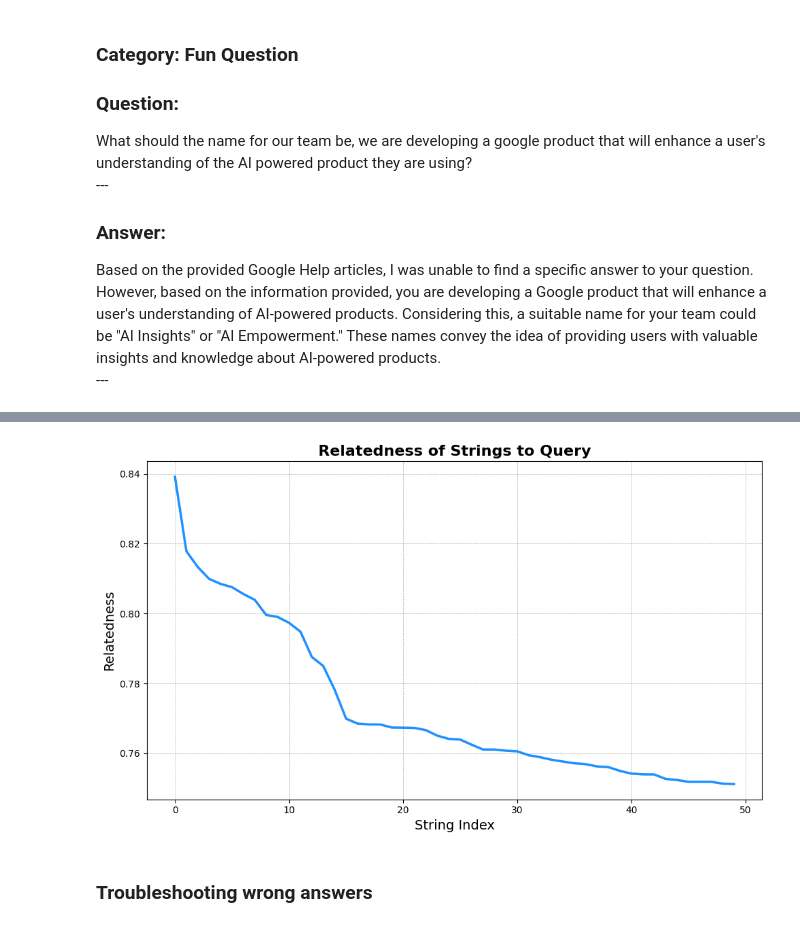
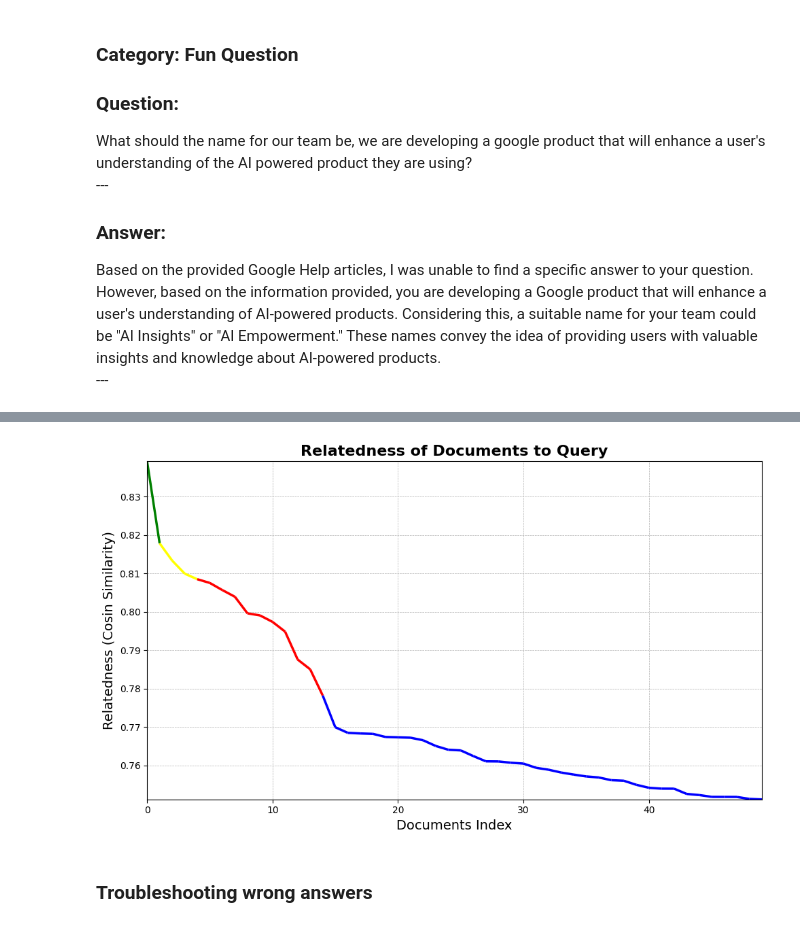
Before and after one commit to scelarek/SideBard-with-Google-Industry-Day, a Jupyter notebook: Templates For Projects/ChatGPT Embeddings Demo/Question_answering_using_embeddings.ipynb, the cells around one changed output, grey strips where cells are left out. Saved outputs shown, nothing was run; the diff lists cells and outputs as text; code cells hidden in the pictures.

```diff
--- a/Templates For Projects/ChatGPT Embeddings Demo/Question_answering_using_embeddings.ipynb
+++ b/Templates For Projects/ChatGPT Embeddings Demo/Question_answering_using_embeddings.ipynb
@@ -480,20 +366,0 @@ plt.show()
-# %%
-# Set up the data
-strings, relatednesses = strings_ranked_by_relatedness("How do i sum a function?", df, top_n=50)
-answers = pd.DataFrame({"string": strings, "relatedness": relatednesses}).sort_values("relatedness", ascending=False).reset_index(drop=True)
-
-# Create the plot
-plt.figure(figsize=(10, 6))
-answers.relatedness.plot(color='dodgerblue', linewidth=2.5)
-
-# Beautify the plot
-plt.title("Relatedness of Strings to Query", fontsize=16, fontweight='bold')
-plt.xlabel("String Index", fontsize=14)
-plt.ylabel("Relatedness", fontsize=14)
-plt.grid(True, which='both', linestyle='--', linewidth=0.5)
-plt.tight_layout()
-
-# Display the plot
-plt.show()
-# %% [output]
-[figure, removed]
@@ -500,3 +371,39 @@ plt.show()
+# %%
+from matplotlib.collections import LineCollection
+import numpy as np
+
+# Set up the data
+strings, relatednesses = strings_ranked_by_relatedness("How do i sum a function?", df, top_n=50)
+answers = pd.DataFrame({"string": strings, "relatedness": relatednesses}).sort_values("relatedness", ascending=False).reset_index(drop=True)
+
+# Create the plot
+plt.figure(figsize=(10, 6))
+
+# Define a set of colors and create a custom colormap
+colors = ['blue', 'red', 'yellow', 'green']
+num_colors = len(colors)
+bins = np.linspace(answers.relatedness.min(), answers.relatedness.max(), num_colors)
+segment_colors = np.array([colors[np.digitize(val, bins=bins)-1] for val in answers.relatedness])
+
+# Create line segments and color them
+points = np.array([answers.index, answers.relatedness]).T.reshape(-1, 1, 2)
+segments = np.concatenate([points[:-1], points[1:]], axis=1)
+lc = LineCollection(segments, colors=segment_colors, linewidth=2.5)
+plt.gca().add_collection(lc)
+
+# Beautify the plot
+plt.title("Relatedness of Documents to Query", fontsize=16, fontweight='bold')
+plt.xlabel("Documents Index", fontsize=14)
+plt.ylabel("Relatedness (Cosin Similarity)", fontsize=14)
+plt.grid(True, which='both', linestyle='--', linewidth=0.5)
+plt.xlim(answers.index.min(), answers.index.max())
+plt.ylim(answers.relatedness.min(), answers.relatedness.max())
+plt.tight_layout()
+
+# Display the plot
+plt.show()
+# %% [output]
+[figure, added]
 # %% [markdown]
 ### Troubleshooting wrong answers
 # %% [markdown]
```
Also changed, not shown: parts of 14 cells of this notebook.
